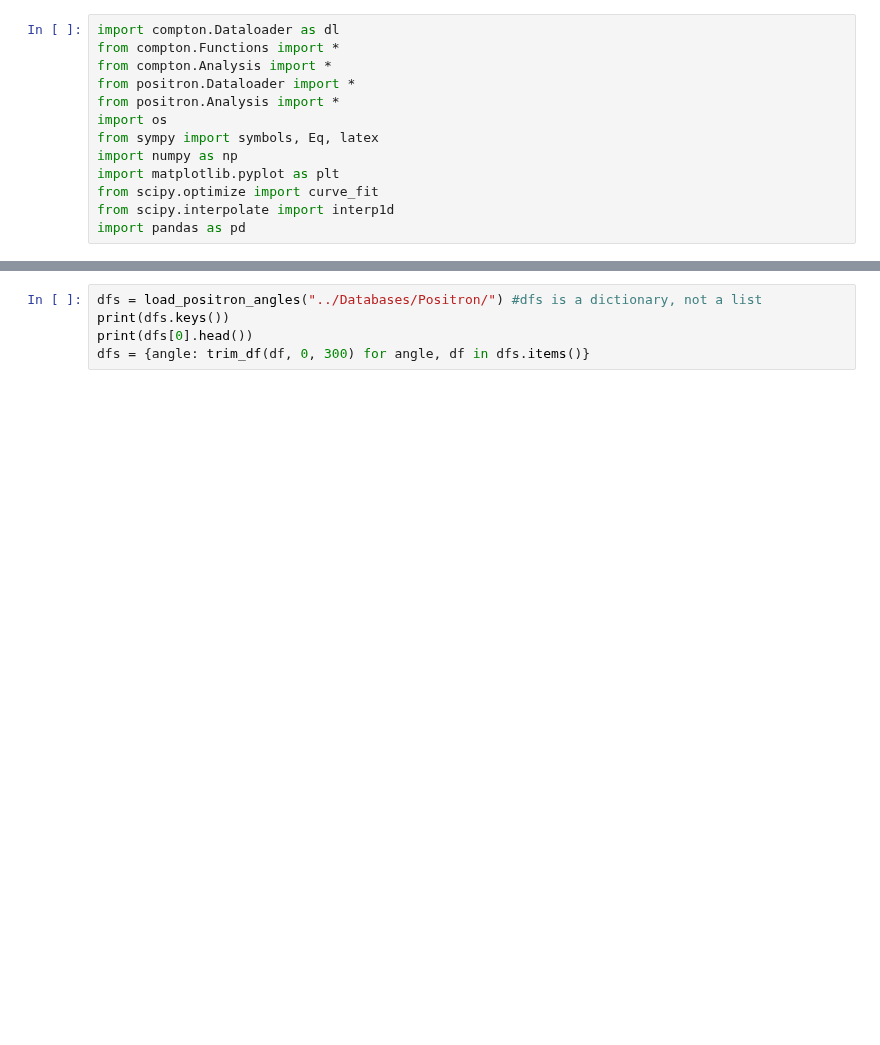
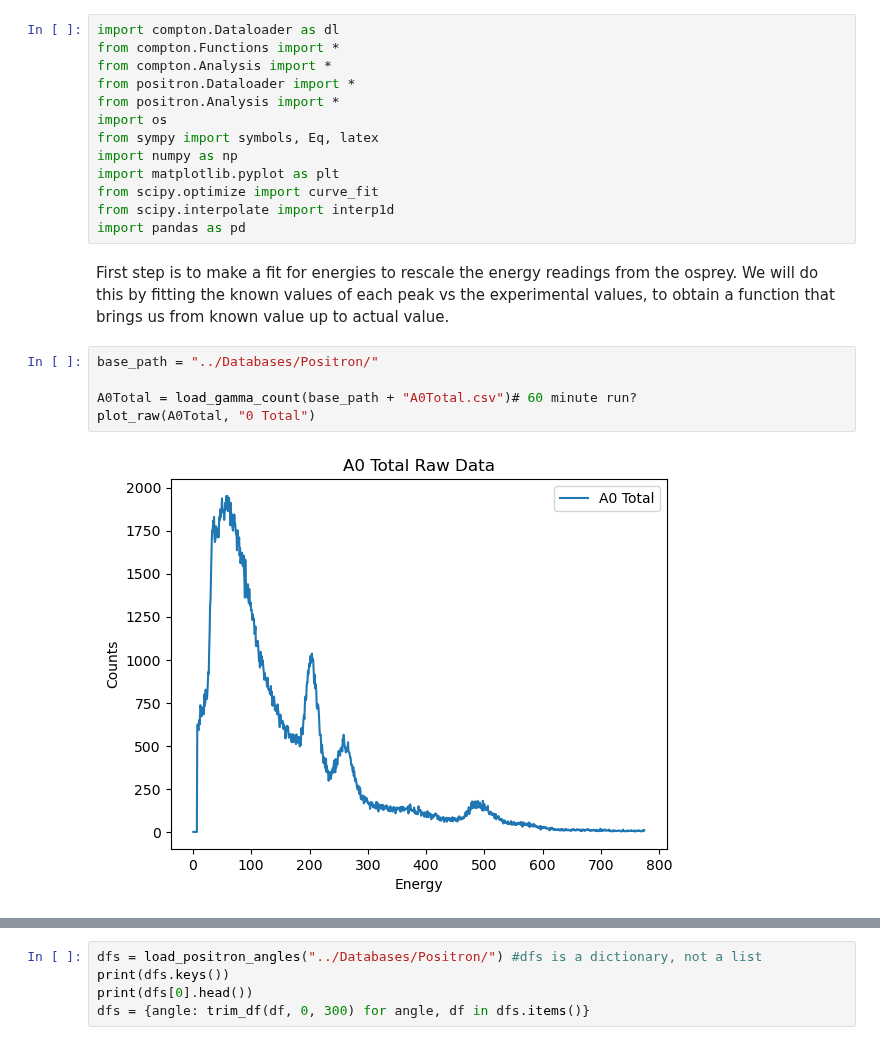
Before and after one commit to Steinburglar/advanced_exp, a Jupyter notebook: FAFO/Positron.ipynb, the cells around one changed output, grey strips where cells are left out. Cells and saved outputs as stored; diff of their text form; blank space fills up the shorter version.

Commit message:
started fits for rescaling energies

```diff
--- a/FAFO/Positron.ipynb
+++ b/FAFO/Positron.ipynb
@@ -13,3 +13,12 @@ import matplotlib.pyplot as plt
 from scipy.optimize import curve_fit
 from scipy.interpolate import interp1d
 import pandas as pd
+# %% [markdown]
+First step is to make a fit for energies to rescale the energy readings from the osprey. We will do this by fitting the known values of each peak vs the experimental values, to obtain a function that brings us from known value up to actual value.
+# %%
+base_path = "../Databases/Positron/"
+
+A0Total = load_gamma_count(base_path + "A0Total.csv")# 60 minute run?
+plot_raw(A0Total, "0 Total")
+# %% [output]
+[figure, added]
```
Also changed, not shown: parts of 4 cells of this notebook, 3 other files.
